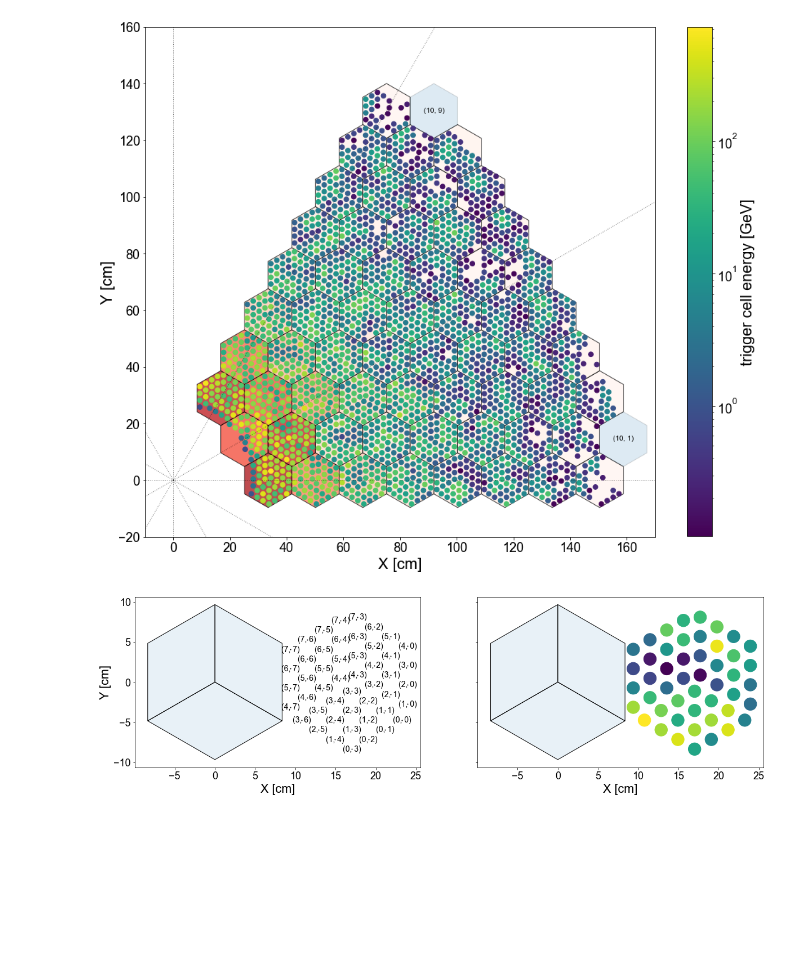
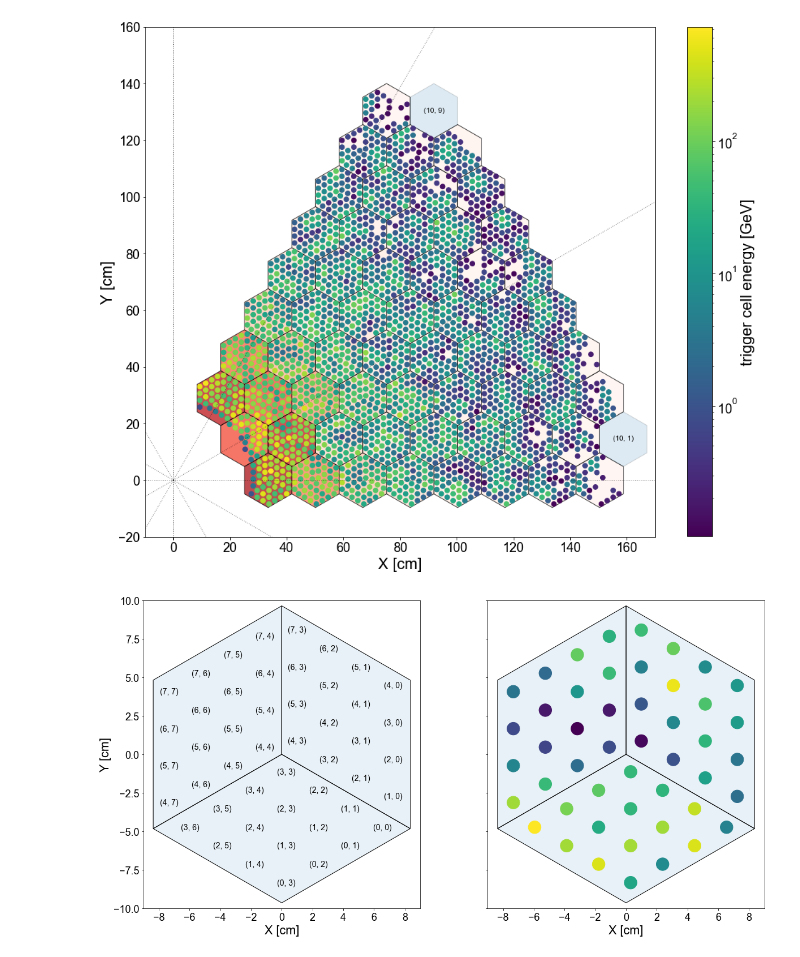
Before and after one commit to naodell/ECONAutoencoderStudy, a Jupyter notebook: notebooks/tc_visualizer.ipynb, the cells around one changed output. Saved outputs shown, nothing was run; the diff lists cells and outputs as text; code cells hidden in the pictures; blank space fills up the shorter version.

```diff
--- a/notebooks/tc_visualizer.ipynb
+++ b/notebooks/tc_visualizer.ipynb
@@ -414,13 +416,15 @@ ax.add_patch(Polygon(xy=list(zip(x3, y3)), fill=False))
 #ax.add_patch(poly)
 # overlay trigger cells.  Combine energy deposits from different events using groupby.
 tc_uv = (4, 3)
-x_offset = tc_uv
+x_offset = d*(tc_uv[0] - tc_uv[1]*np.sin(angle))
+y_offset = d*tc_uv[1]*np.sin(np.pi/2 - angle)
+
 group_tc = event_tc.query(f'tc_waferu == {tc_uv[0]} and tc_waferv == {tc_uv[1]}').groupby(['tc_x', 'tc_y'])
 tc_sums = group_tc.sum()
 tc_cells = group_tc.apply(lambda x: x.iloc[0])[['tc_cellu', 'tc_cellv']]
 scat = ax.scatter(x - x_offset, y - y_offset,
                   marker='o', #(6, 0, 0),
-                  s=1,
+                  s=0,
                   c='k',
                   zorder=2,
                   norm=matplotlib.colors.LogNorm()
@@ -430,8 +434,8 @@ for (x, y), (u, v) in tc_cells.iterrows():
     x, y = x - x_offset, y - y_offset
     ax.text(x, y, f'({u}, {v})', ha='center', va='center', size=14)
 
-#ax.set_xlim(15, 35)
-#ax.set_ylim(33, 54)
+ax.set_xlim(-9, 9)
+ax.set_ylim(-10, 10)
 ax.set_xlabel('X [cm]')
 ax.set_ylabel('Y [cm]')
 
@@ -448,33 +452,33 @@ poly = RegularPolygon((0, 0),
                      edgecolor='k',
                      zorder=1
                         )
 ax.add_patch(poly)
 
 # Draw HGROC boundaries
 ax.add_patch(Polygon(xy=list(zip(x1, y1)), fill=False))
 ax.add_patch(Polygon(xy=list(zip(x2, y2)), fill=False))
 ax.add_patch(Polygon(xy=list(zip(x3, y3)), fill=False))
 
 #ax.add_patch(poly)
 # overlay trigger cells.  Combine energy deposits from different events using groupby.
 tc_energy = tc_sums['tc_energy'].values
 x, y = tc_sums.index.get_level_values(0).values, tc_sums.index.get_level_values(1).values
 marker_size = 500. #/ (1 + np.exp(-tc_energy)/10)
 scat = ax.scatter(x - x_offset, y - y_offset,
                   marker='o', #(6, 0, 0),
                   s=marker_size,
                   c=tc_energy,
                   zorder=2,
                   norm=matplotlib.colors.LogNorm()
                  )
-#ax.set_xlim(15, 35)
-#ax.set_ylim(33, 54)
+ax.set_xlim(-9, 9)
+ax.set_ylim(-10, 10)
 ax.set_xlabel('X [cm]')
 #ax.set_ylabel('Y [cm]')
 
 #cbar = fig.colorbar(scat, ax=ax, shrink=1.82)
 #cbar.set_label('trigger cell energy [GeV]')
 
 plt.show()
 # %% [output]
-[figure, old version]
+[figure, new version]
```
Also changed, not shown: parts of 1 cell of this notebook, 2 other files.
